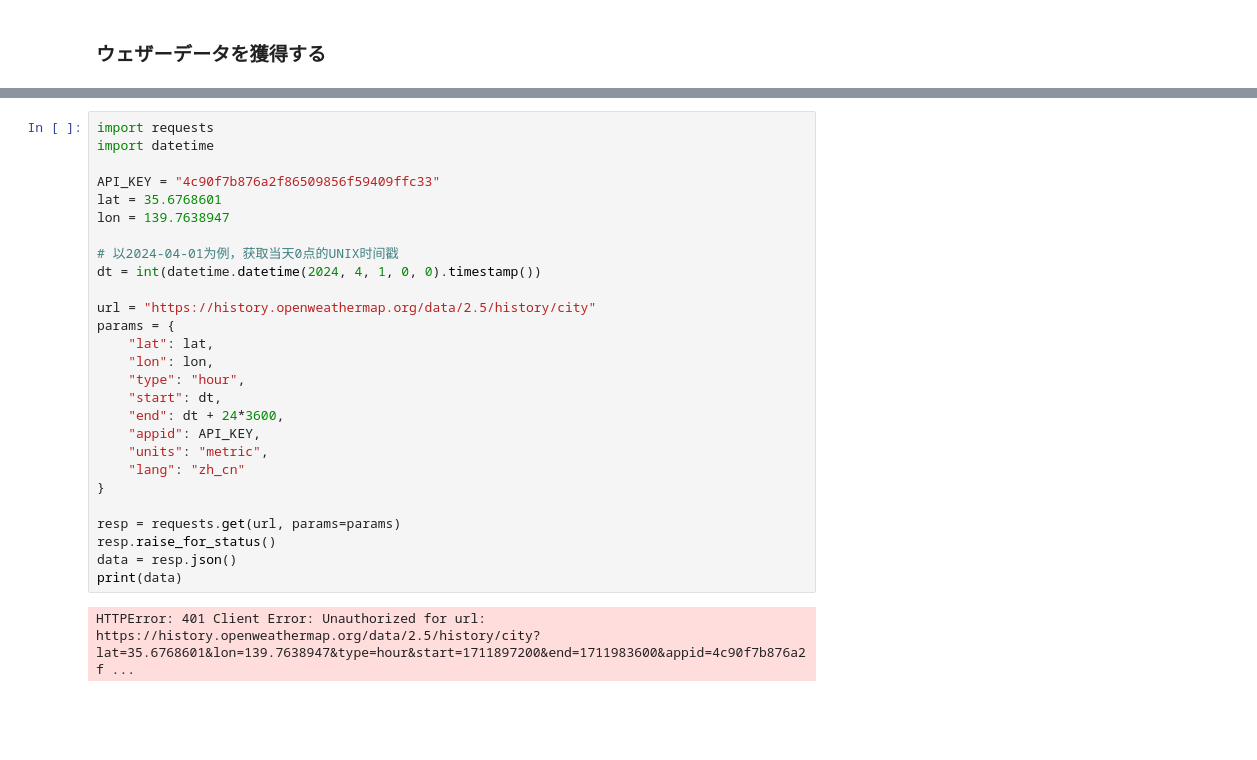
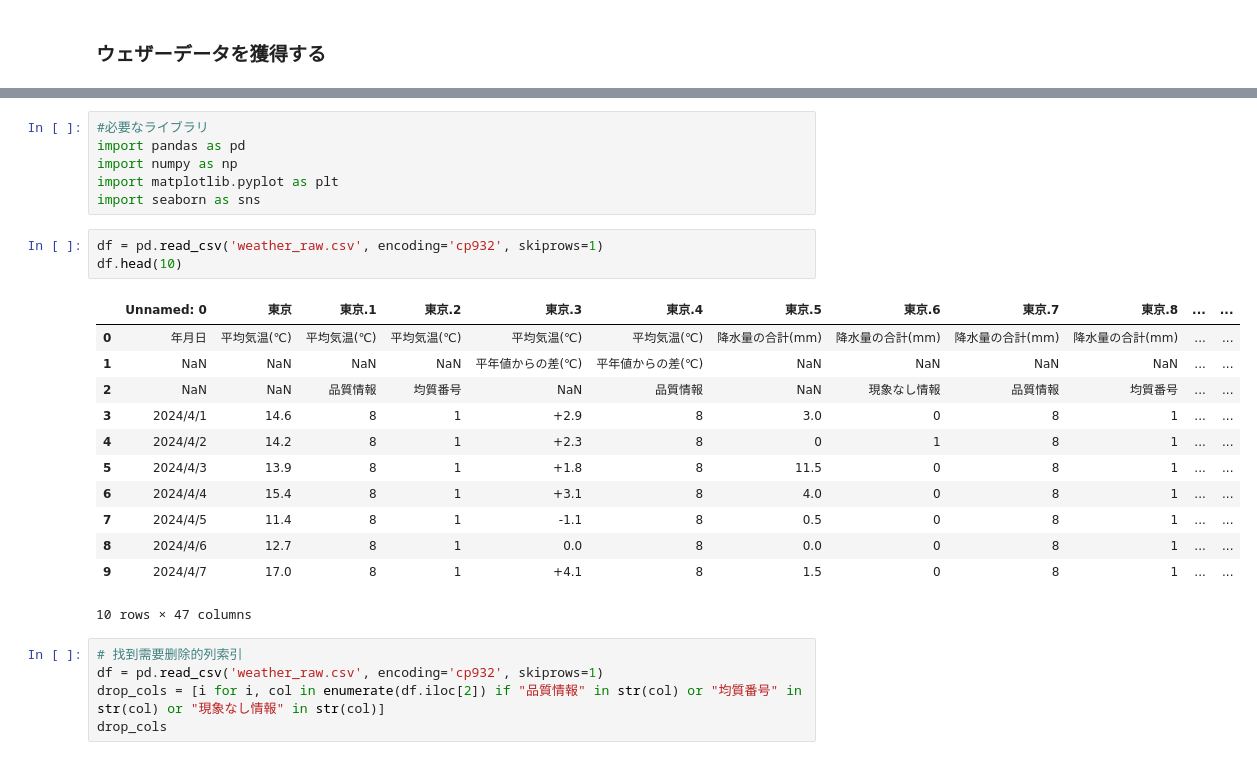
Before and after one commit to AICloud-TeamE/Python-AI, a Jupyter notebook: WeatherMapData.ipynb, the cells around one changed output, grey strips where cells are left out. Saved outputs shown, nothing was run; the diff lists cells and outputs as text; blank space fills up the shorter version.

```diff
--- a/WeatherMapData.ipynb
+++ b/WeatherMapData.ipynb
@@ -32,29 +3,27 @@ else:
-# %%
-import requests
-import datetime
-
-API_KEY = "4c90f7b876a2f86509856f59409ffc33"
-lat = 35.6768601
-lon = 139.7638947
-
-# 以2024-04-01为例，获取当天0点的UNIX时间戳
-dt = int(datetime.datetime(2024, 4, 1, 0, 0).timestamp())
-
-url = "https://history.openweathermap.org/data/2.5/history/city"
-params = {
-    "lat": lat,
-    "lon": lon,
-    "type": "hour",
-    "start": dt,
-    "end": dt + 24*3600,
-    "appid": API_KEY,
-    "units": "metric",
-    "lang": "zh_cn"
-}
-
-resp = requests.get(url, params=params)
-resp.raise_for_status()
-data = resp.json()
-print(data)
-# %% [output]
-HTTPError: 401 Client Error: Unauthorized for url: https://history.openweathermap.org/data/2.5/history/city?lat=35.6768601&lon=139.7638947&type=hour&start=1711897200&end=1711983600&appid=4c90f7b876a2f ...
+# %%
+#必要なライブラリ
+import pandas as pd
+import numpy as np
+import matplotlib.pyplot as plt
+import seaborn as sns
+# %%
+df = pd.read_csv('weather_raw.csv', encoding='cp932', skiprows=1)
+df.head(10)
+# %% [output]
+|  | Unnamed: 0 | 東京 | 東京.1 | 東京.2 | 東京.3 | 東京.4 | 東京.5 | 東京.6 | 東京.7 | 東京.8 | ... | ... |
+| 0 | 年月日 | 平均気温(℃) | 平均気温(℃) | 平均気温(℃) | 平均気温(℃) | 平均気温(℃) | 降水量の合計(mm) | 降水量の合計(mm) | 降水量の合計(mm) | 降水量の合計(mm) | ... | ... |
+| 1 | NaN | NaN | NaN | NaN | 平年値からの差(℃) | 平年値からの差(℃) | NaN | NaN | NaN | NaN | ... | ... |
+| 2 | NaN | NaN | 品質情報 | 均質番号 | NaN | 品質情報 | NaN | 現象なし情報 | 品質情報 | 均質番号 | ... | ... |
+| 3 | 2024/4/1 | 14.6 | 8 | 1 | +2.9 | 8 | 3.0 | 0 | 8 | 1 | ... | ... |
+| 4 | 2024/4/2 | 14.2 | 8 | 1 | +2.3 | 8 | 0 | 1 | 8 | 1 | ... | ... |
+| 5 | 2024/4/3 | 13.9 | 8 | 1 | +1.8 | 8 | 11.5 | 0 | 8 | 1 | ... | ... |
+| 6 | 2024/4/4 | 15.4 | 8 | 1 | +3.1 | 8 | 4.0 | 0 | 8 | 1 | ... | ... |
+| 7 | 2024/4/5 | 11.4 | 8 | 1 | -1.1 | 8 | 0.5 | 0 | 8 | 1 | ... | ... |
+| 8 | 2024/4/6 | 12.7 | 8 | 1 | 0.0 | 8 | 0.0 | 0 | 8 | 1 | ... | ... |
+| 9 | 2024/4/7 | 17.0 | 8 | 1 | +4.1 | 8 | 1.5 | 0 | 8 | 1 | ... | ... |
+10 rows × 47 columns
+# %%
+# 找到需要删除的列索引
+df = pd.read_csv('weather_raw.csv', encoding='cp932', skiprows=1)
+drop_cols = [i for i, col in enumerate(df.iloc[2]) if "品質情報" in str(col) or "均質番号" in str(col) or "現象なし情報" in str(col)]
+drop_cols
```
Also changed, not shown: parts of 5 cells of this notebook, 2 other files.
